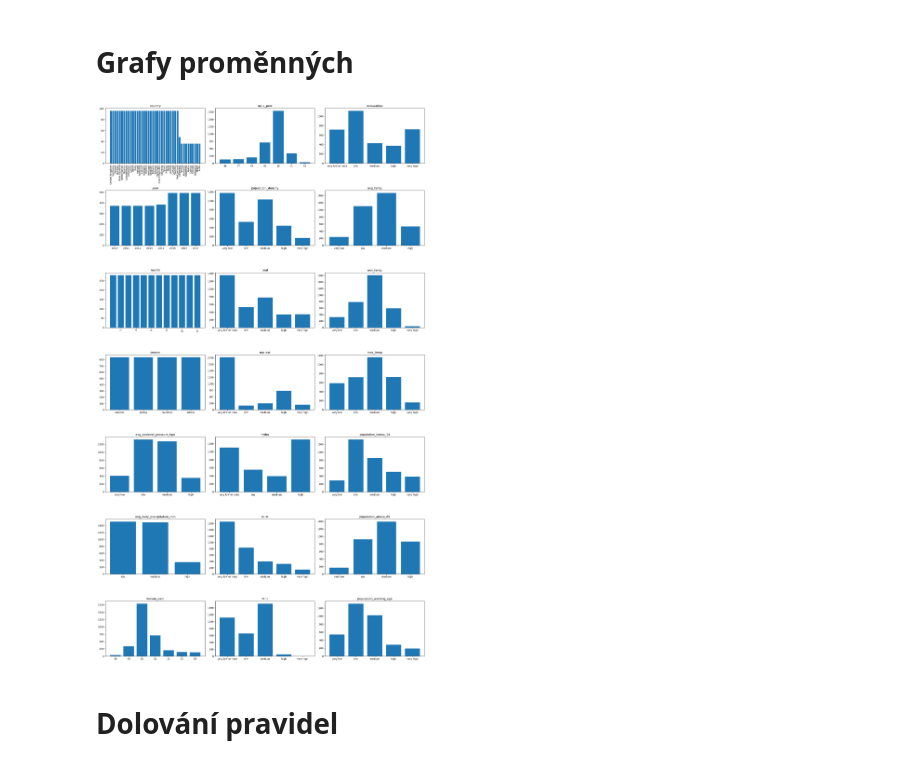
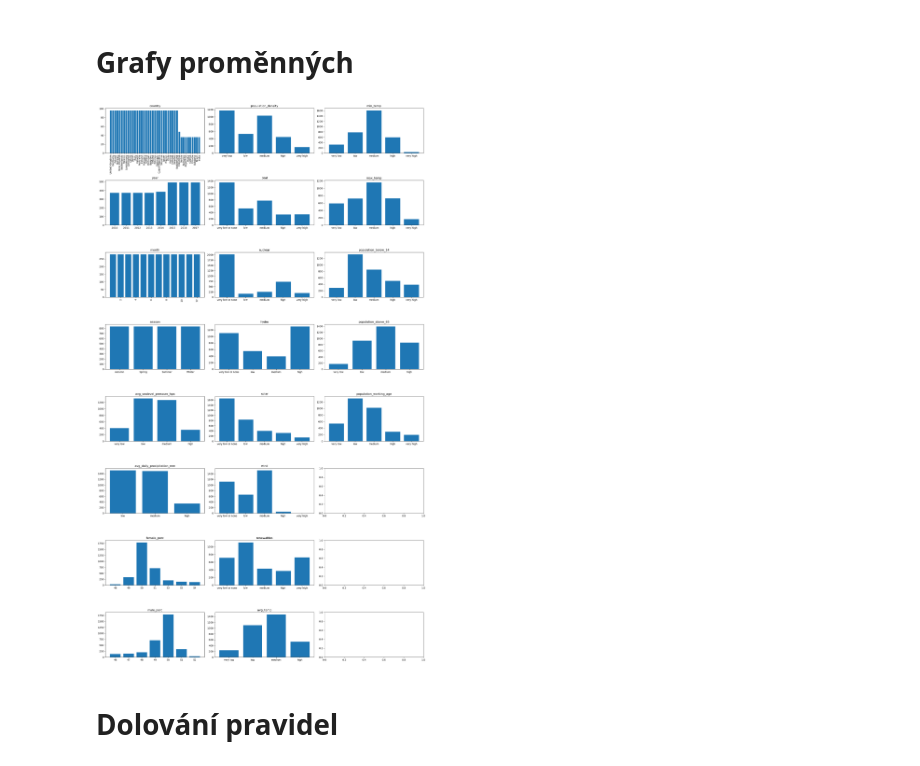
Before and after one commit to MrkMrk00/dzd-coursework, a Jupyter notebook: work.ipynb, the cells around one changed output. Saved outputs shown, nothing was run; the diff lists cells and outputs as text; code cells hidden in the pictures.

```diff
--- a/work.ipynb
+++ b/work.ipynb
@@ -674,36 +674,36 @@ Index(['index', 'country', 'year', 'month', 'season',
        'population_working_age'],
       dtype='object')
 # %%
-df = pd.read_csv(f'data/{FILE_NAME}', sep=';')
+# df = pd.read_csv(f'data/{FILE_NAME}', sep=';')
 # %% [markdown]
 # Grafy proměnných
 # %%
 n_cols_in_graph = 3
 n_cols = len(df.columns.values)
 fig, axs = plt.subplots(ncols=n_cols_in_graph, nrows=math.ceil(n_cols / n_cols_in_graph))
 fig.set_figwidth(19.2)
 fig.set_figheight(32.4)
 
-for i, col in enumerate(df.columns.values):
+for i, col in enumerate([ c for c in df.columns.values if c != 'index']):
     coln = i // math.ceil(n_cols / n_cols_in_graph)
     rown = i % math.ceil(n_cols / n_cols_in_graph)
 
     ax = axs[rown, coln]
     values = df[col].sort_values().value_counts()
 
     if any([x in labels_sorted for x in values.index]):
         values = values.sort_index()
 
     ax.bar(values.index, values.values)
     ax.set_title(col)
     if len(values) > 10:
         ax.tick_params(axis='x', rotation=90)
 
 plt.tight_layout()
 plt.show(fig)
 plt.close(fig)
 # %% [output]
-[figure, old version]
+[figure, new version]
 # %% [markdown]
 # Dolování pravidel
 # %%
```
Also changed, not shown: parts of 12 cells of this notebook, 1 other file.
